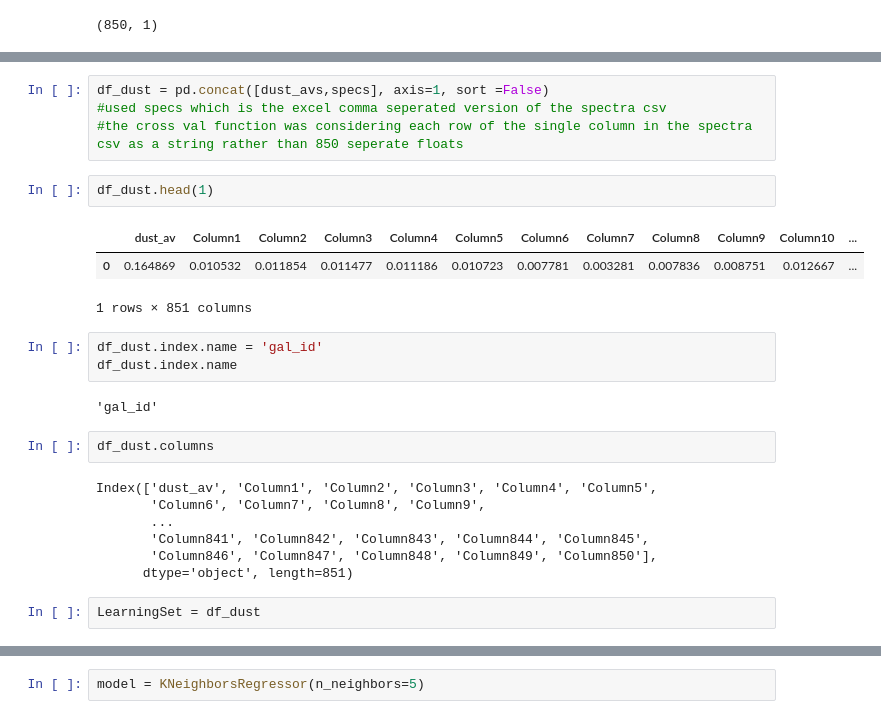
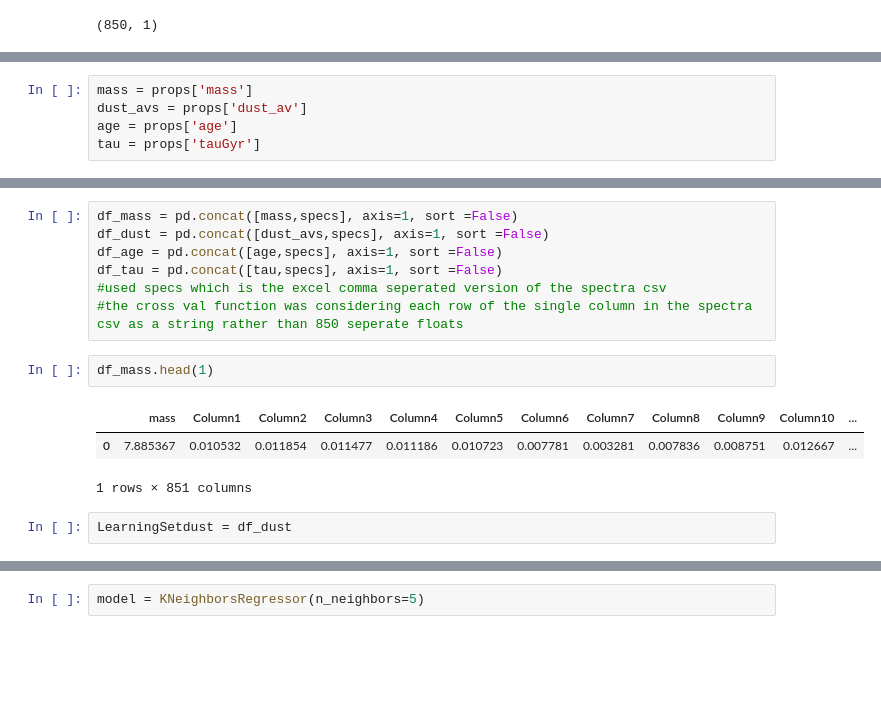
Before and after one commit to PProsper/3600ID_ML, a Jupyter notebook: FinalProject.ipynb, the cells around one changed output, grey strips where cells are left out. Drawn from its saved outputs; the diff is of its cells as text; blank space fills up the shorter version.

```diff
--- a/FinalProject.ipynb
+++ b/FinalProject.ipynb
@@ -94,0 +91,5 @@ Name: dust_av, Length: 1000, dtype: float64
+# %%
+mass = props['mass']
+dust_avs = props['dust_av']
+age = props['age']
+tau = props['tauGyr']
@@ -95,26 +98,15 @@ Name: dust_av, Length: 1000, dtype: float64
 # %%
+df_mass = pd.concat([mass,specs], axis=1, sort =False)
 df_dust = pd.concat([dust_avs,specs], axis=1, sort =False)
+df_age = pd.concat([age,specs], axis=1, sort =False)
+df_tau = pd.concat([tau,specs], axis=1, sort =False)
 #used specs which is the excel comma seperated version of the spectra csv
 #the cross val function was considering each row of the single column in the spectra csv as a string rather than 850 seperate floats
 # %%
-df_dust.head(1)
+df_mass.head(1)
 # %% [output]
-|  | dust_av | Column1 | Column2 | Column3 | Column4 | Column5 | Column6 | Column7 | Column8 | Column9 | Column10 | ... |
-| 0 | 0.164869 | 0.010532 | 0.011854 | 0.011477 | 0.011186 | 0.010723 | 0.007781 | 0.003281 | 0.007836 | 0.008751 | 0.012667 | ... |
+|  | mass | Column1 | Column2 | Column3 | Column4 | Column5 | Column6 | Column7 | Column8 | Column9 | Column10 | ... |
+| 0 | 7.885367 | 0.010532 | 0.011854 | 0.011477 | 0.011186 | 0.010723 | 0.007781 | 0.003281 | 0.007836 | 0.008751 | 0.012667 | ... |
 1 rows × 851 columns
-# %%
-df_dust.index.name = 'gal_id'
-df_dust.index.name
-# %% [output]
-'gal_id'
-# %%
-df_dust.columns
-# %% [output]
-Index(['dust_av', 'Column1', 'Column2', 'Column3', 'Column4', 'Column5',
-       'Column6', 'Column7', 'Column8', 'Column9',
-       ...
-       'Column841', 'Column842', 'Column843', 'Column844', 'Column845',
-       'Column846', 'Column847', 'Column848', 'Column849', 'Column850'],
-      dtype='object', length=851)
 # %%
-LearningSet = df_dust
+LearningSetdust = df_dust
```
Also changed, not shown: parts of 141 cells of this notebook.
